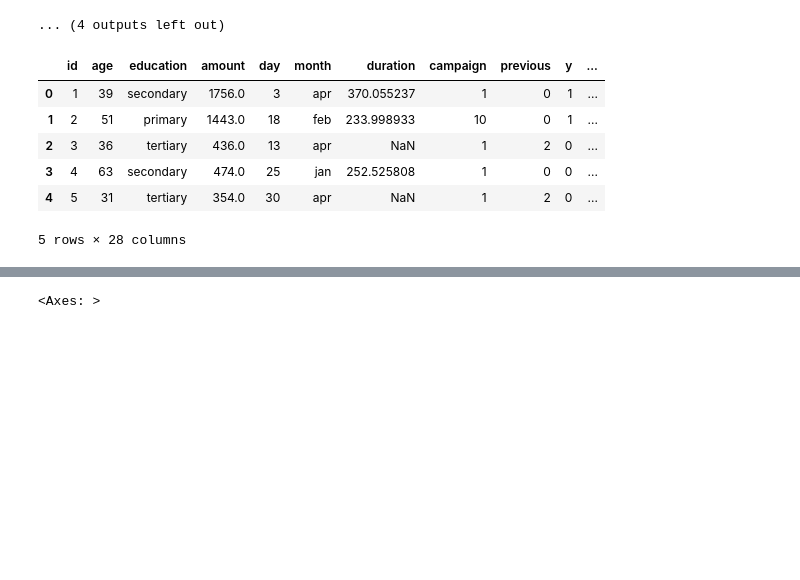
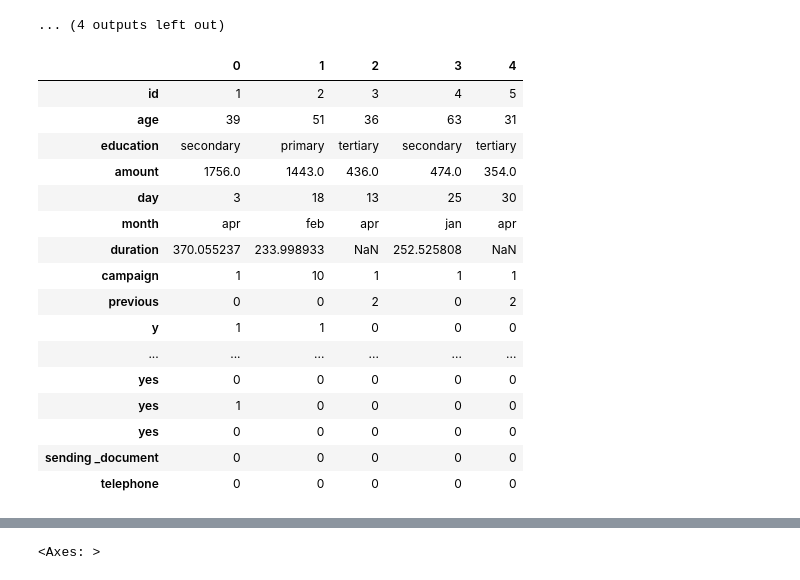
Before and after one commit to Udon-datascience/Python_machine_learning_study_log, a Jupyter notebook: study_based_on_textbook/learning_analysis_14.ipynb, the cells around one changed output, grey strips where cells are left out. Saved outputs shown, nothing was run; the diff lists cells and outputs as text; code cells hidden in the pictures; blank space fills up the shorter version.

```diff
--- a/study_based_on_textbook/learning_analysis_14.ipynb
+++ b/study_based_on_textbook/learning_analysis_14.ipynb
@@ -169,17 +167,31 @@ Name: count, dtype: int64
+# %%
+#jobの欠損値補完
+mode = df.loc[df['job'] != 'unknown', 'job'].mode()[0]
+df['job'] = df['job'].replace('unknown', mode)
 # %%
 #名義尺度のダミー変数化
 to_dummies=['job','marital','default','housing','loan','contact']
 for col in to_dummies:
     dummied=pd.get_dummies(df[col],drop_first=True,dtype=int)
     df=pd.concat([df,dummied],axis=1)
     df=df.drop(col,axis=1)
 
-display(df.head(5))
+display(df.head(5).T)
 # %% [output]
-|  | id | age | education | amount | day | month | duration | campaign | previous | y | ... |
-| 0 | 1 | 39 | secondary | 1756.0 | 3 | apr | 370.055237 | 1 | 0 | 1 | ... |
-| 1 | 2 | 51 | primary | 1443.0 | 18 | feb | 233.998933 | 10 | 0 | 1 | ... |
-| 2 | 3 | 36 | tertiary | 436.0 | 13 | apr | NaN | 1 | 2 | 0 | ... |
-| 3 | 4 | 63 | secondary | 474.0 | 25 | jan | 252.525808 | 1 | 0 | 0 | ... |
-| 4 | 5 | 31 | tertiary | 354.0 | 30 | apr | NaN | 1 | 2 | 0 | ... |
+|  | 0 | 1 | 2 | 3 | 4 |
+| id | 1 | 2 | 3 | 4 | 5 |
+| age | 39 | 51 | 36 | 63 | 31 |
+| education | secondary | primary | tertiary | secondary | tertiary |
+| amount | 1756.0 | 1443.0 | 436.0 | 474.0 | 354.0 |
+| day | 3 | 18 | 13 | 25 | 30 |
+| month | apr | feb | apr | jan | apr |
+| duration | 370.055237 | 233.998933 | NaN | 252.525808 | NaN |
+| campaign | 1 | 10 | 1 | 1 | 1 |
+| previous | 0 | 0 | 2 | 0 | 2 |
+| y | 1 | 1 | 0 | 0 | 0 |
+| ... | ... | ... | ... | ... | ... |
+| yes | 0 | 0 | 0 | 0 | 0 |
+| yes | 1 | 0 | 0 | 0 | 0 |
+| yes | 0 | 0 | 0 | 0 | 0 |
+| sending _document | 0 | 0 | 0 | 0 | 0 |
+| telephone | 0 | 0 | 0 | 0 | 0 |
-5 rows × 28 columns
```
Also changed, not shown: parts of 16 cells of this notebook, 1 other file.
